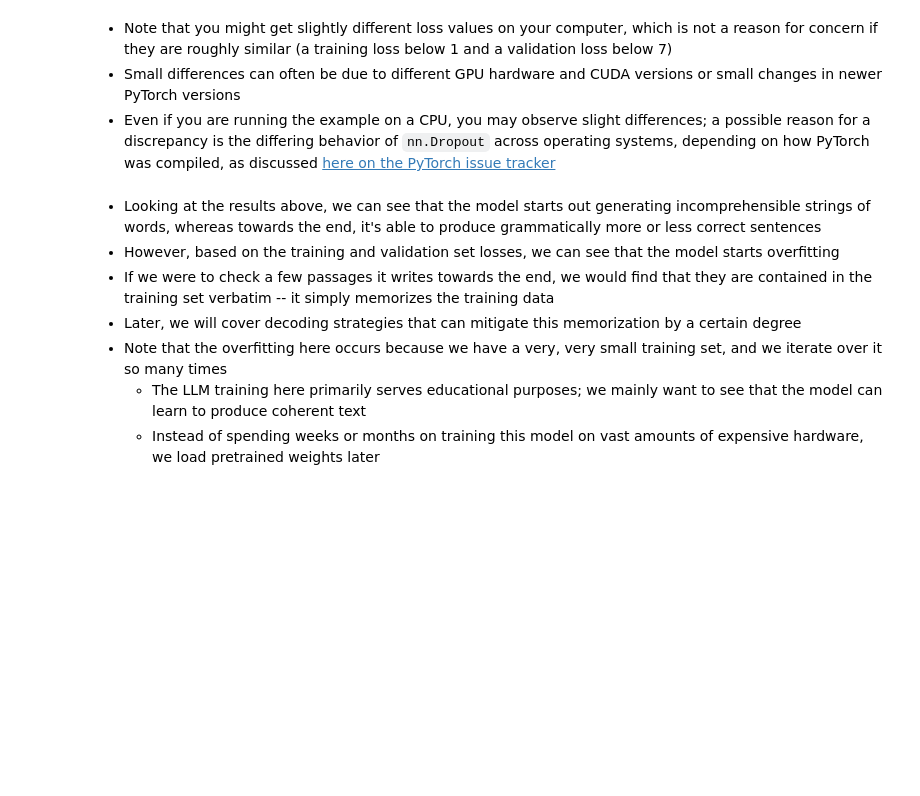
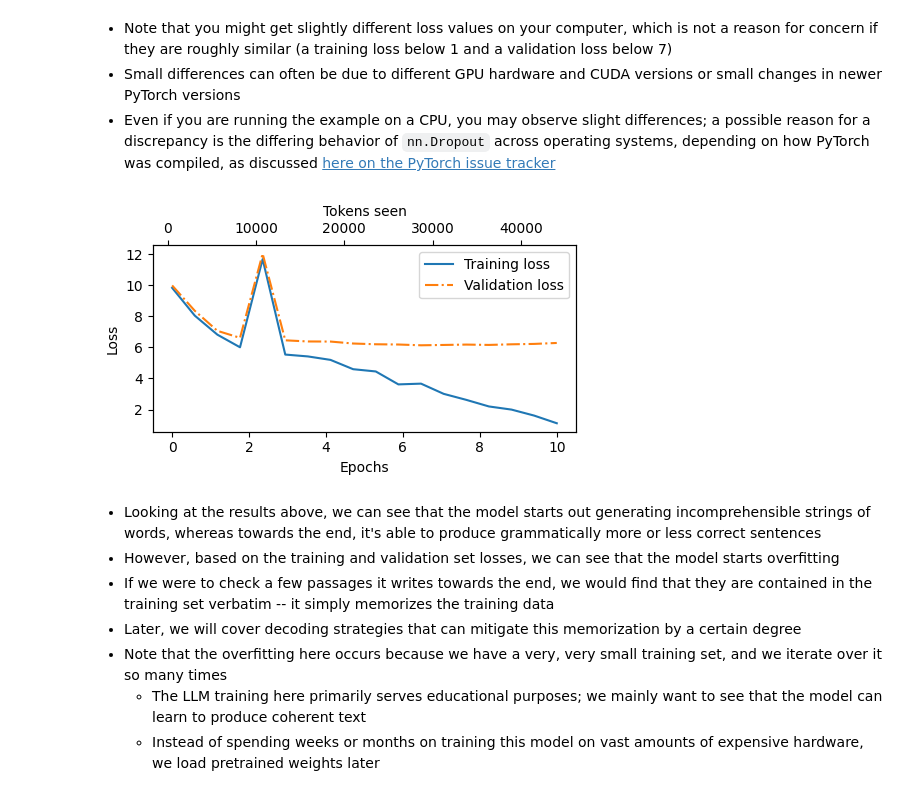
Before and after one commit to SanjoyPator1/WebDevLearning, a Jupyter notebook: S06-Large Language Models/B01 - Build a Large Language Model from Scratch/code/ch05/solutions/ch05-pretraining-solution.ipynb, the cells around one changed output. Saved outputs shown, nothing was run; the diff lists cells and outputs as text; code cells hidden in the pictures; blank space fills up the shorter version.

```diff
--- a/S06-Large Language Models/B01 - Build a Large Language Model from Scratch/code/ch05/solutions/ch05-pretraining-solution.ipynb
+++ b/S06-Large Language Models/B01 - Build a Large Language Model from Scratch/code/ch05/solutions/ch05-pretraining-solution.ipynb
@@ -505,7 +525,12 @@ def calc_loss_batch(input_batch, target_batch, model, device):
     the resulting scalar loss tensor.
     """
     # YOUR CODE HERE
-    pass
+    input_batch, target_batch = input_batch.to(device), target_batch.to(device)
+    logits = model(input_batch)
+    loss = torch.nn.functional.cross_entropy(
+        logits.flatten(0,1), target_batch.flatten()
+    )
+    return loss
 
 
 def calc_loss_loader(data_loader, model, device, num_batches=None):
@@ -523,7 +548,22 @@ def calc_loss_loader(data_loader, model, device, num_batches=None):
     number of batches you processed.
     """
     # YOUR CODE HERE
-    pass
+    total_loss = 0
+    if len(data_loader) == 0:
+        return float("nan")
+    elif num_batches is None:
+        num_batches = len(data_loader)
+    else:
+        num_batches = min(num_batches, len(data_loader))
+
+    for i, (input_batch, target_batch) in enumerate(data_loader):
+        if i < num_batches:
+            loss = calc_loss_batch(input_batch, target_batch, model, device)
+            total_loss += loss.item()
+        else:
+            break
+
+    return total_loss / num_batches
 # %% [markdown]
 - If you have a machine with a CUDA-supported GPU, the LLM will train on the GPU without making any changes to the code
 - Via the `device` setting, we ensure that the data is loaded onto the same device as the LLM model
@@ -673,34 +778,50 @@ train_losses, val_losses, tokens_seen = train_model_simple(
 import matplotlib.pyplot as plt
 from matplotlib.ticker import MaxNLocator
 
 
 def plot_losses(epochs_seen, tokens_seen, train_losses, val_losses):
     """Plot train and validation loss against epochs, with a secondary
     x-axis showing the number of tokens seen.
 
     Create a single matplotlib figure with one subplot (axes ax1).
     Plot epochs_seen vs train_losses as the training loss line, and
     epochs_seen vs val_losses as the validation loss line (give the
     validation line a dash-dot linestyle so the two are visually
     distinguishable in print). Label the x-axis "Epochs" and the
     y-axis "Loss", add a legend in the upper-right corner, and force
     the x-axis to use integer tick locations using MaxNLocator with
     integer=True.
 
     Create a second x-axis (ax2) that shares the y-axis via
     ax1.twiny(). Plot tokens_seen vs train_losses on ax2 with alpha=0
     so the line itself is invisible -- this exists only to set the
     secondary axis's tick positions. Label ax2's x-axis "Tokens seen".
 
     Call fig.tight_layout() to avoid overlapping labels, save the
     figure to "loss-plot.pdf", and show it.
     """
     # YOUR CODE HERE
-    pass
+    fig, ax1 = plt.subplots(figsize=(5, 3))
+    ax1.plot(epochs_seen, train_losses, label="Training loss")
+    ax1.plot(epochs_seen, val_losses, linestyle="-.", label="Validation loss")
+    ax1.set_xlabel("Epochs")
+    ax1.set_ylabel("Loss")
+    ax1.legend(loc="upper right")
+    ax1.xaxis.set_major_locator(MaxNLocator(integer=True))
+
+    ax2 = ax1.twiny()
+    ax2.plot(tokens_seen, train_losses, alpha=0)
+    ax2.set_xlabel("Tokens seen")
+
+    fig.tight_layout()
+    plt.savefig("loss-plot.pdf")
+    plt.show()
 
 
 epochs_tensor = torch.linspace(0, num_epochs, len(train_losses))
 plot_losses(epochs_tensor, tokens_seen, train_losses, val_losses)
+# %% [output]
+[figure, added]
 # %% [markdown]
 - Looking at the results above, we can see that the model starts out generating incomprehensible strings of words, whereas towards the end, it's able to produce grammatically more or less correct sentences
 - However, based on the training and validation set losses, we can see that the model starts overfitting
```
Also changed, not shown: parts of 32 cells of this notebook, 3 other files.
